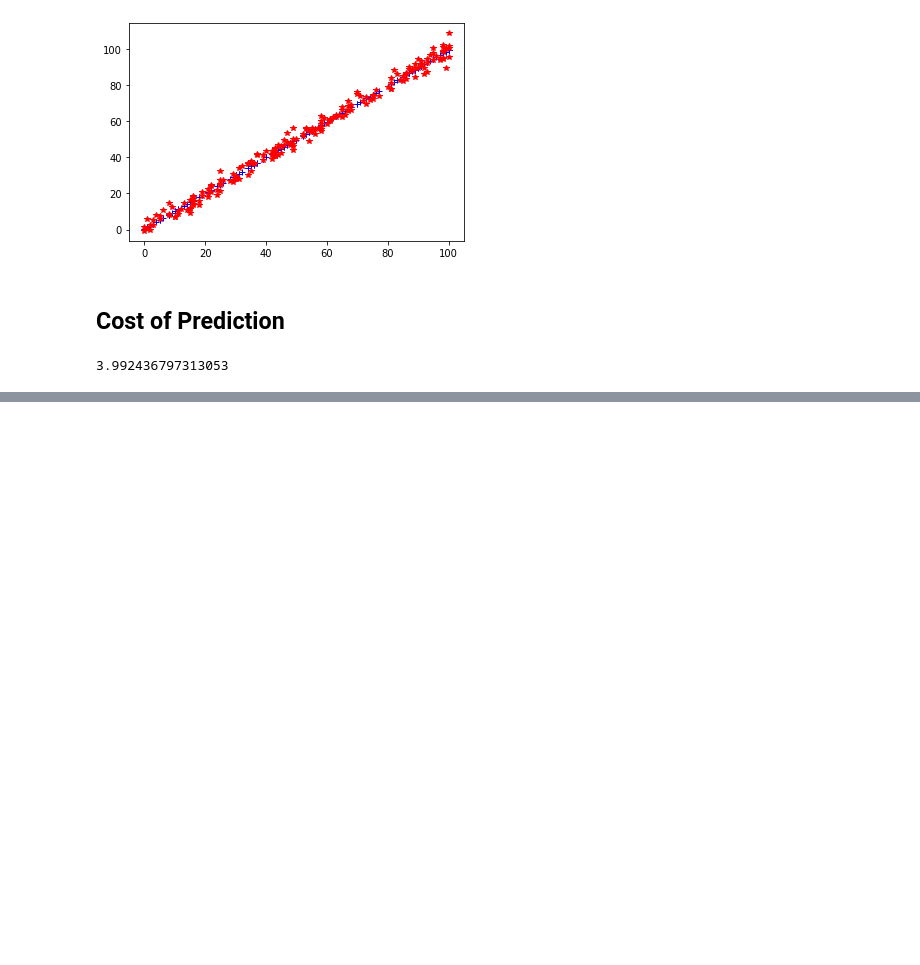
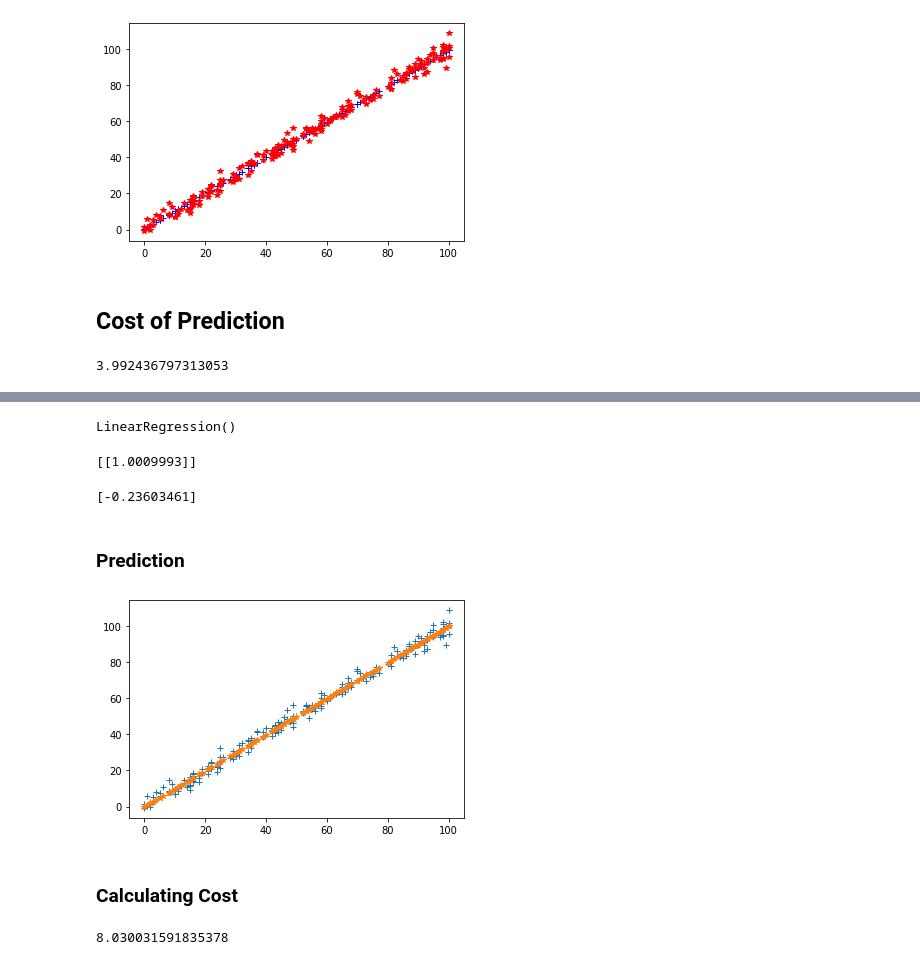
Before and after one commit to SatvikR123/Learning_Machine_Learning_GFG, a Jupyter notebook: LinearRegression.ipynb, the cells around one changed output, grey strips where cells are left out. Cells and saved outputs as stored; diff of their text form; code cells hidden in the pictures; blank space fills up the shorter version.

Commit message:
add sklearnLinearRegression

```diff
--- a/LinearRegression.ipynb
+++ b/LinearRegression.ipynb
@@ -189,0 +196,34 @@ print(cost_function(test_output,test_predictions))
+# %%
+lr_model = LinearRegression()
+# %%
+lr_model.fit(train_input, train_output)
+# %% [output]
+LinearRegression()
+# %%
+M_chosen_by_model = lr_model.coef_
+print(M_chosen_by_model)
+# %% [output]
+[[1.0009993]]
+# %%
+C_chosen_by_model = lr_model.intercept_
+print(C_chosen_by_model)
+# %% [output]
+[-0.23603461]
+# %% [markdown]
+### Prediction
+# %%
+test_prediction = lr_model.predict(test_input)
+# %%
+plt.plot(test_input, test_output, "+")
+plt.plot(test_input, test_prediction, "*")
+plt.show()
+# %% [output]
+[figure, added]
+# %% [markdown]
+### Calculating Cost
+# %%
+from sklearn.metrics import mean_squared_error
+cost = mean_squared_error(test_output, test_prediction)
+cost
+# %% [output]
+8.030031591835378
```
Also changed, not shown: parts of 3 cells of this notebook.
